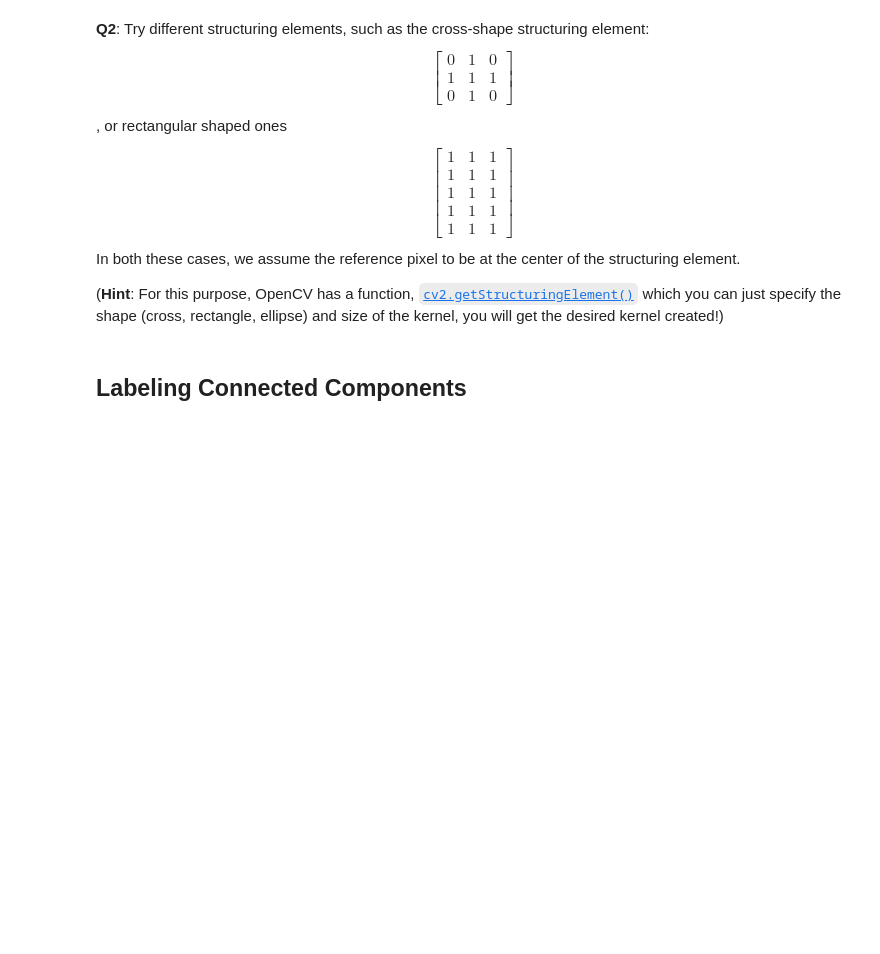
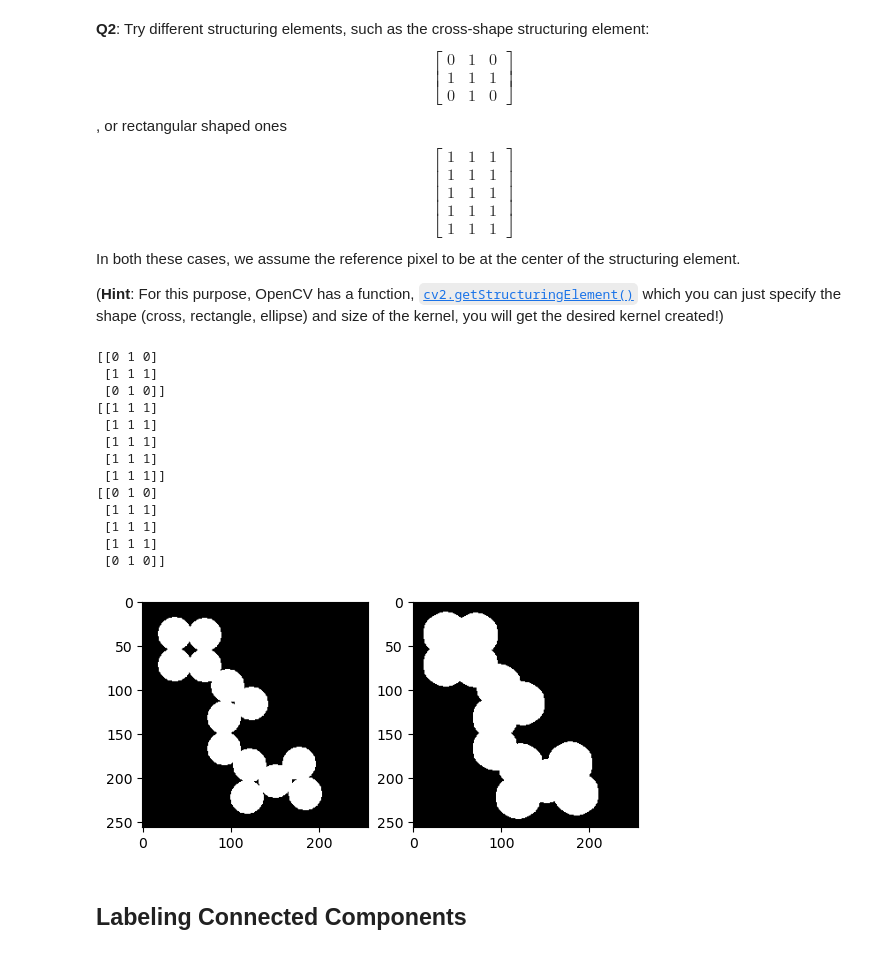
Before and after one commit to junyao0525/Vision-lab-CDS6334, a Jupyter notebook: Lab04/Lab04/Lab04.ipynb, the cells around one changed output. Saved outputs shown, nothing was run; the diff lists cells and outputs as text; code cells hidden in the pictures; blank space fills up the shorter version.

```diff
--- a/Lab04/Lab04/Lab04.ipynb
+++ b/Lab04/Lab04/Lab04.ipynb
@@ -94,3 +142,31 @@ In both these cases, we assume the reference pixel to be at the center of the st
+# %%
+# Enter your code here
+print(cv2.getStructuringElement(cv2.MORPH_CROSS,(3,3)))
+print(cv2.getStructuringElement(cv2.MORPH_RECT,(3,5)))
+print(cv2.getStructuringElement(cv2.MORPH_ELLIPSE,(3,5)))
+
+
+kernel2 = cv2.getStructuringElement(cv2.MORPH_ELLIPSE,(5,5))
+dilation2 = cv2.dilate(circles,kernel2,iterations = 3)
+
+plt.subplot(121), plt.imshow(circles, cmap='gray')
+plt.subplot(122), plt.imshow(dilation2, cmap='gray')
+plt.show()
+# %% [output]
+[[0 1 0]
+ [1 1 1]
+ [0 1 0]]
+[[1 1 1]
+ [1 1 1]
+ [1 1 1]
+ [1 1 1]
+ [1 1 1]]
+[[0 1 0]
+ [1 1 1]
+ [1 1 1]
+ [1 1 1]
+ [0 1 0]]
+[figure, added]
 # %% [markdown]
 ## Labeling Connected Components
 # %% [markdown]
```
Also changed, not shown: parts of 14 cells of this notebook.
